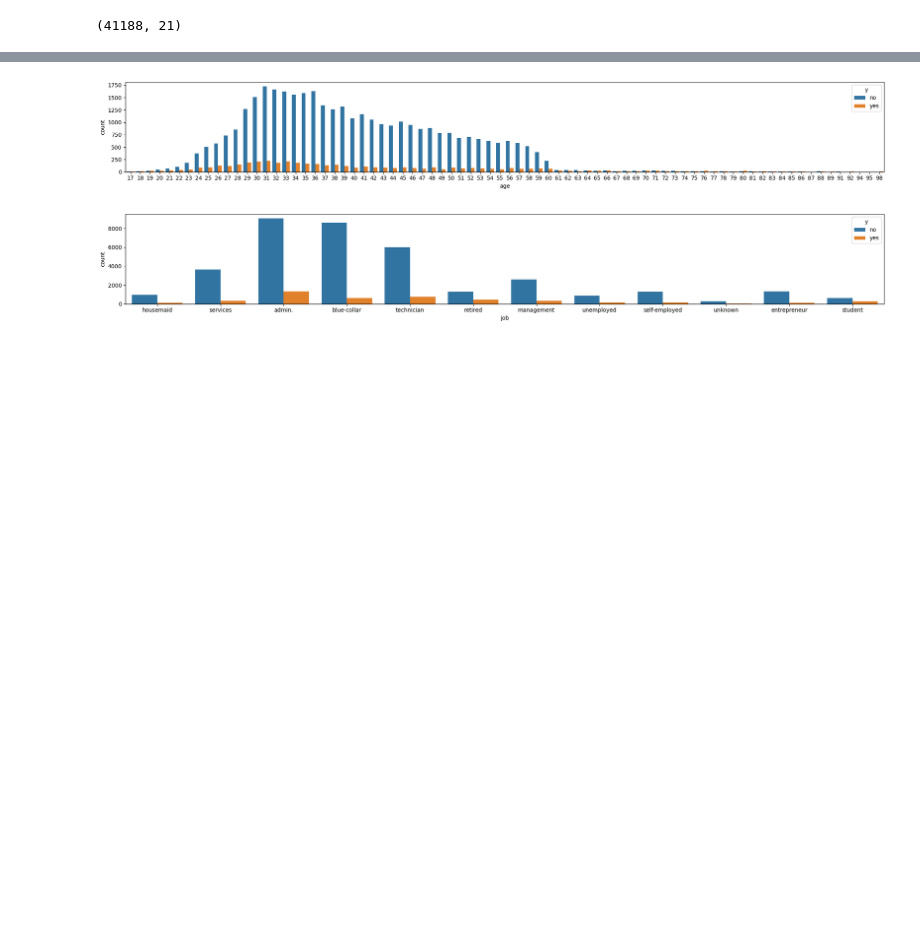
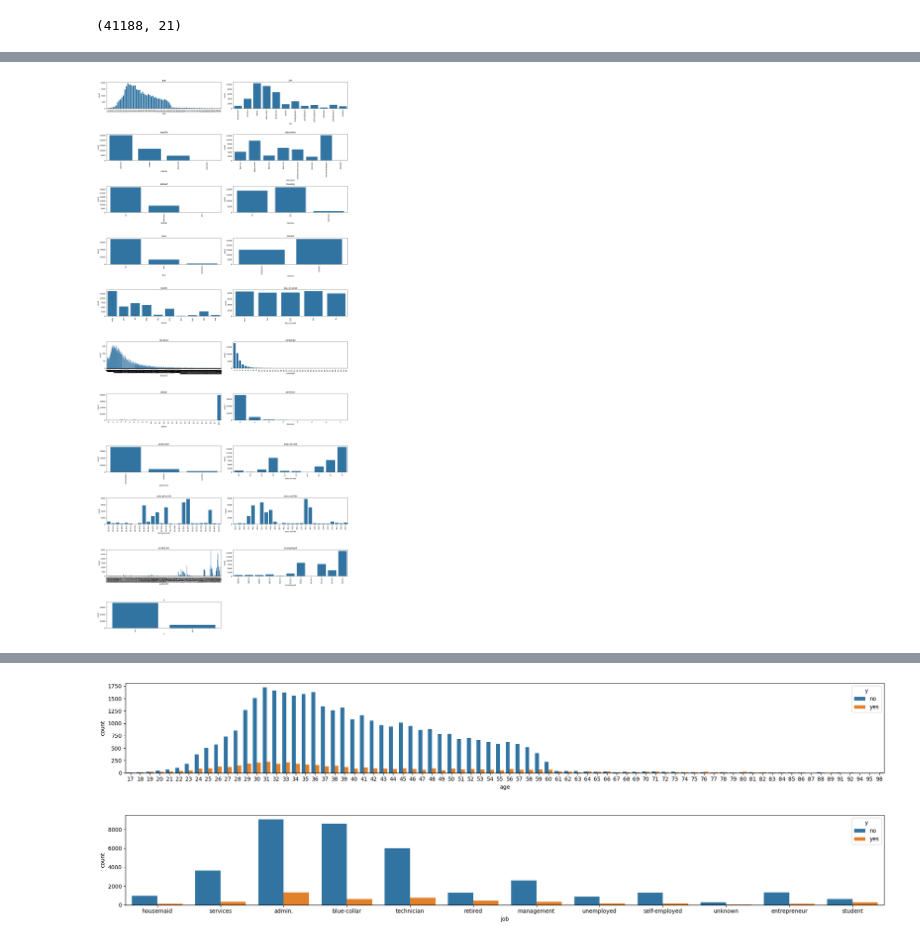
Before and after one commit to Betaniammc/streamlit, a Jupyter notebook: src/01-logistic-regression.ipynb, the cells around one changed output, grey strips where cells are left out. Saved outputs shown, nothing was run; the diff lists cells and outputs as text; code cells hidden in the pictures; blank space fills up the shorter version.

```diff
--- a/src/01-logistic-regression.ipynb
+++ b/src/01-logistic-regression.ipynb
@@ -71,0 +138,23 @@ for columnas in df:
+# %%
+columnas = df.columns
+
+n_cols = 2                      # 2 gráficos por fila
+n_rows = math.ceil(len(columnas) / n_cols)   # filas necesarias
+
+fig, axes = plt.subplots(n_rows, n_cols, figsize=(20, n_rows * 4))
+
+axes = axes.flatten()  # aplanar matriz de ejes
+
+for i, col in enumerate(columnas):
+    sns.countplot(data=df, x=col, ax=axes[i])
+    axes[i].set_title(col)
+    axes[i].tick_params(axis='x', rotation=90)
+
+# Ocultar ejes sobrantes
+for j in range(len(columnas), len(axes)):
+    axes[j].set_visible(False)
+
+plt.tight_layout()
+plt.show()
+# %% [output]
+[figure, added]
```
Also changed, not shown: parts of 75 cells of this notebook, 1 other file.
